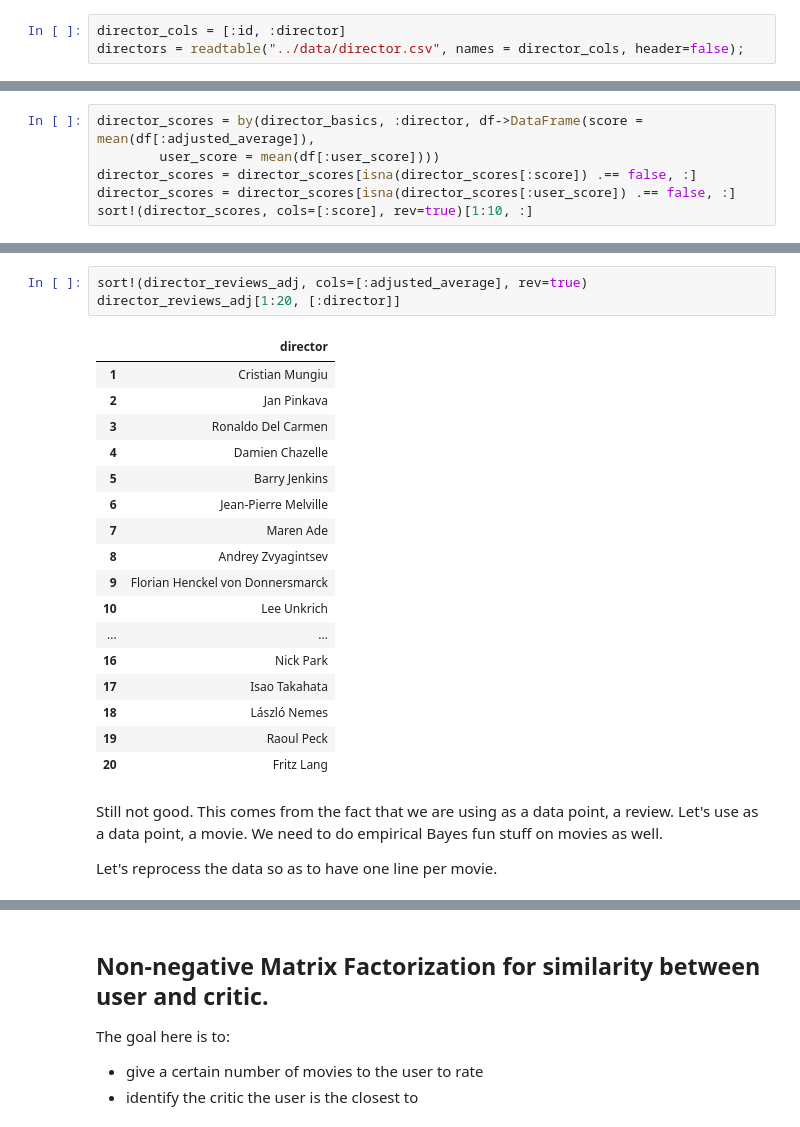
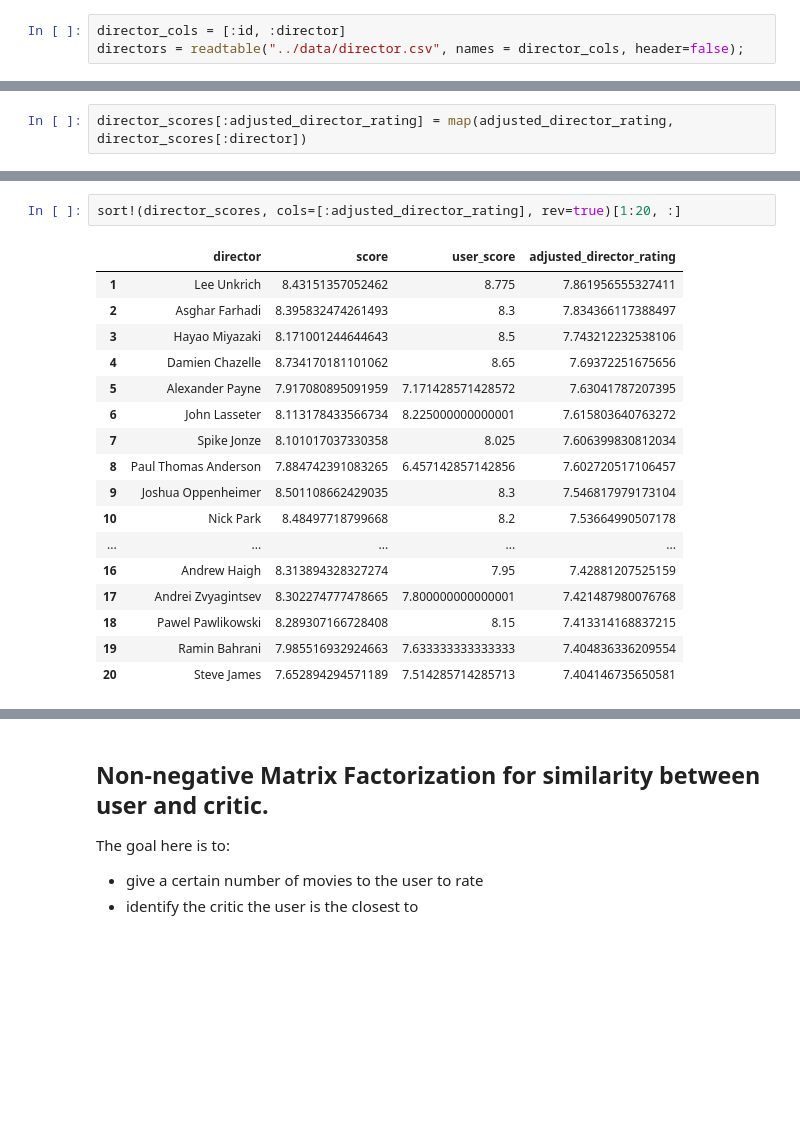
Before and after one commit to henripal/EmpiricalBayes.jl, a Jupyter notebook: notebooks/cf_testing.ipynb, the cells around one changed output, grey strips where cells are left out. Drawn from its saved outputs; the diff is of its cells as text; blank space fills up the shorter version.

Commit message:
refactored to empirical bayes

```diff
--- a/notebooks/cf_testing.ipynb
+++ b/notebooks/cf_testing.ipynb
@@ -169,6 +206,0 @@ director_basics = join(directors, basics_2, on=:id, kind=:left);
-# %%
-director_scores = by(director_basics, :director, df->DataFrame(score = mean(df[:adjusted_average]),
-        user_score = mean(df[:user_score])))
-director_scores = director_scores[isna(director_scores[:score]) .== false, :]
-director_scores = director_scores[isna(director_scores[:user_score]) .== false, :]
-sort!(director_scores, cols=[:score], rev=true)[1:10, :]
@@ -194,0 +219,2 @@ director_reviews_adj = EmpiricalBayes.return_posterior(director_reviews, :direct
+# %%
+director_scores[:adjusted_director_rating] = map(adjusted_director_rating, director_scores[:director])
@@ -195,25 +239,20 @@ director_reviews_adj = EmpiricalBayes.return_posterior(director_reviews, :direct
 # %%
-sort!(director_reviews_adj, cols=[:adjusted_average], rev=true)
-director_reviews_adj[1:20, [:director]]
+sort!(director_scores, cols=[:adjusted_director_rating], rev=true)[1:20, :]
 # %% [output]
-|  | director |
-| 1 | Cristian Mungiu |
-| 2 | Jan Pinkava |
-| 3 | Ronaldo Del Carmen |
-| 4 | Damien Chazelle |
-| 5 | Barry Jenkins |
-| 6 | Jean-Pierre Melville |
-| 7 | Maren Ade |
-| 8 | Andrey Zvyagintsev |
-| 9 | Florian Henckel von Donnersmarck |
-| 10 | Lee Unkrich |
-| ... | ... |
-| 16 | Nick Park |
-| 17 | Isao Takahata |
-| 18 | László Nemes |
-| 19 | Raoul Peck |
-| 20 | Fritz Lang |
+|  | director | score | user_score | adjusted_director_rating |
+| 1 | Lee Unkrich | 8.43151357052462 | 8.775 | 7.861956555327411 |
+| 2 | Asghar Farhadi | 8.395832474261493 | 8.3 | 7.834366117388497 |
+| 3 | Hayao Miyazaki | 8.171001244644643 | 8.5 | 7.743212232538106 |
+| 4 | Damien Chazelle | 8.734170181101062 | 8.65 | 7.69372251675656 |
+| 5 | Alexander Payne | 7.917080895091959 | 7.171428571428572 | 7.63041787207395 |
+| 6 | John Lasseter | 8.113178433566734 | 8.225000000000001 | 7.615803640763272 |
+| 7 | Spike Jonze | 8.101017037330358 | 8.025 | 7.606399830812034 |
+| 8 | Paul Thomas Anderson | 7.884742391083265 | 6.457142857142856 | 7.602720517106457 |
+| 9 | Joshua Oppenheimer | 8.501108662429035 | 8.3 | 7.546817979173104 |
+| 10 | Nick Park | 8.48497718799668 | 8.2 | 7.53664990507178 |
+| ... | ... | ... | ... | ... |
+| 16 | Andrew Haigh | 8.313894328327274 | 7.95 | 7.42881207525159 |
+| 17 | Andrei Zvyagintsev | 8.302274777478665 | 7.800000000000001 | 7.421487980076768 |
+| 18 | Pawel Pawlikowski | 8.289307166728408 | 8.15 | 7.413314168837215 |
+| 19 | Ramin Bahrani | 7.985516932924663 | 7.633333333333333 | 7.404836336209554 |
+| 20 | Steve James | 7.652894294571189 | 7.514285714285713 | 7.404146735650581 |
-# %% [markdown]
-Still not good. This comes from the fact that we are using as a data point, a review. Let's use as a data point, a movie. We need to do empirical Bayes fun stuff on movies as well.
-
-Let's reprocess the data so as to have one line per movie.
```
Also changed, not shown: parts of 34 cells of this notebook, 5 other files.
